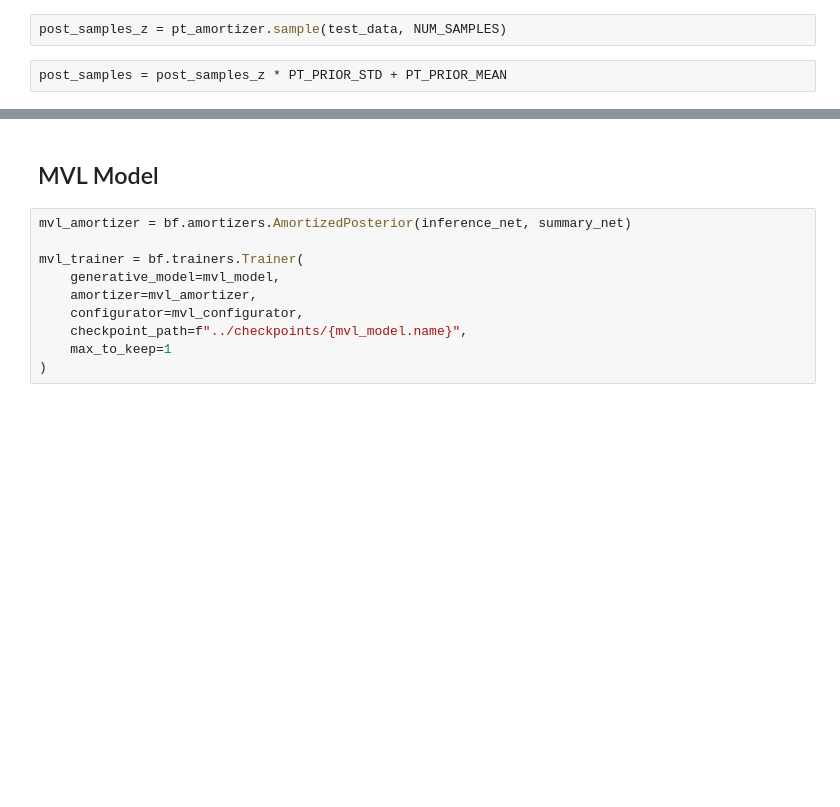
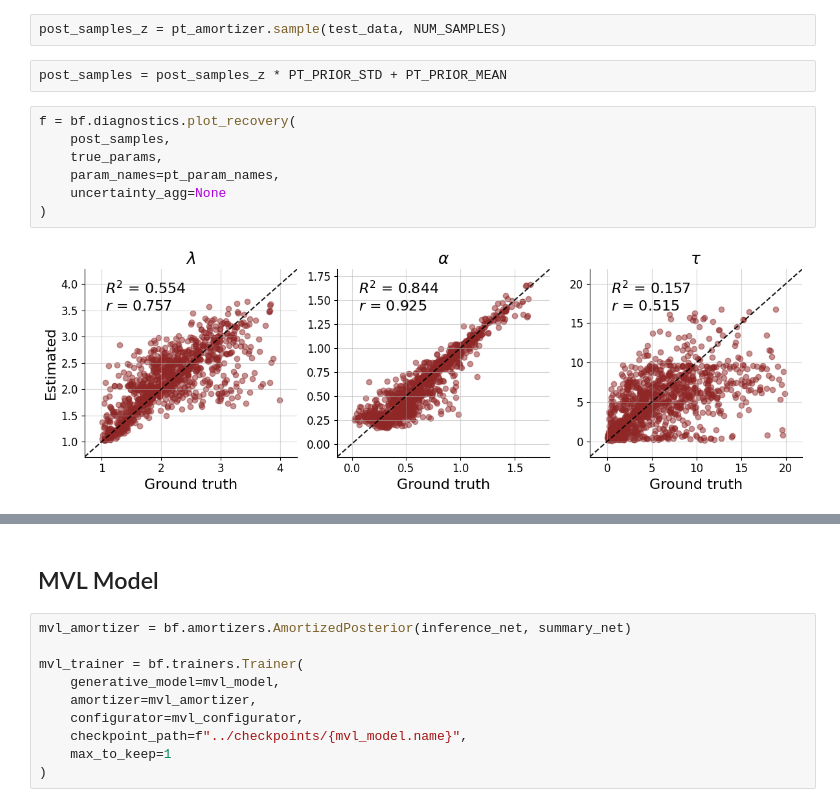
Before and after one commit to LuSchumacher/prospect_theory, a Jupyter notebook: notebooks/02_parameter_recovery.ipynb, the cells around one changed output, grey strips where cells are left out. Drawn from its saved outputs; the diff is of its cells as text; blank space fills up the shorter version.

```diff
--- a/notebooks/02_parameter_recovery.ipynb
+++ b/notebooks/02_parameter_recovery.ipynb
@@ -40,6 +40,15 @@ true_params = val_data['prior_draws']
 post_samples_z = pt_amortizer.sample(test_data, NUM_SAMPLES)
 # %%
 post_samples = post_samples_z * PT_PRIOR_STD + PT_PRIOR_MEAN
+# %%
+f = bf.diagnostics.plot_recovery(
+    post_samples,
+    true_params,
+    param_names=pt_param_names,
+    uncertainty_agg=None
+)
+# %% [output]
+[figure, added]
 # %%
 f = bf.diagnostics.plot_recovery(
     post_samples,
```
Also changed, not shown: parts of 6 cells of this notebook, 3 other files.
